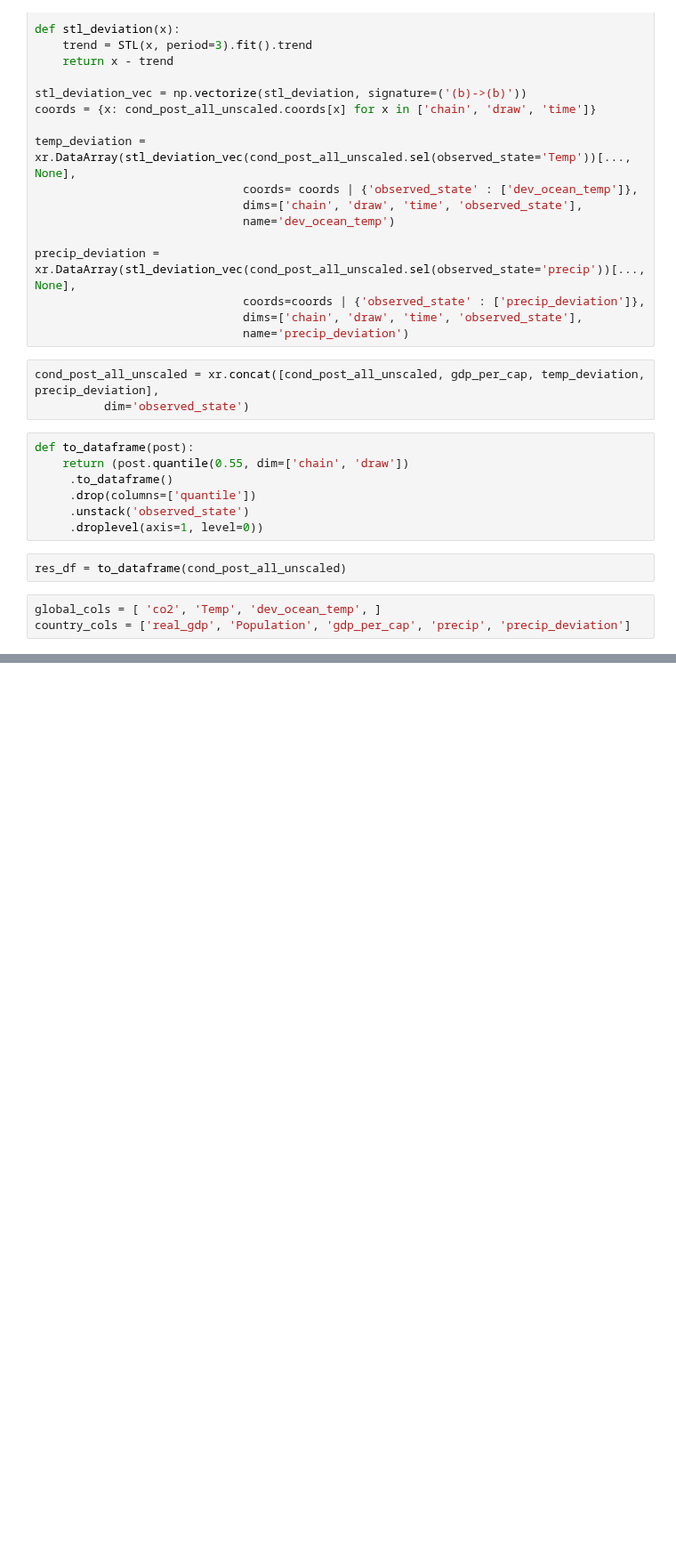
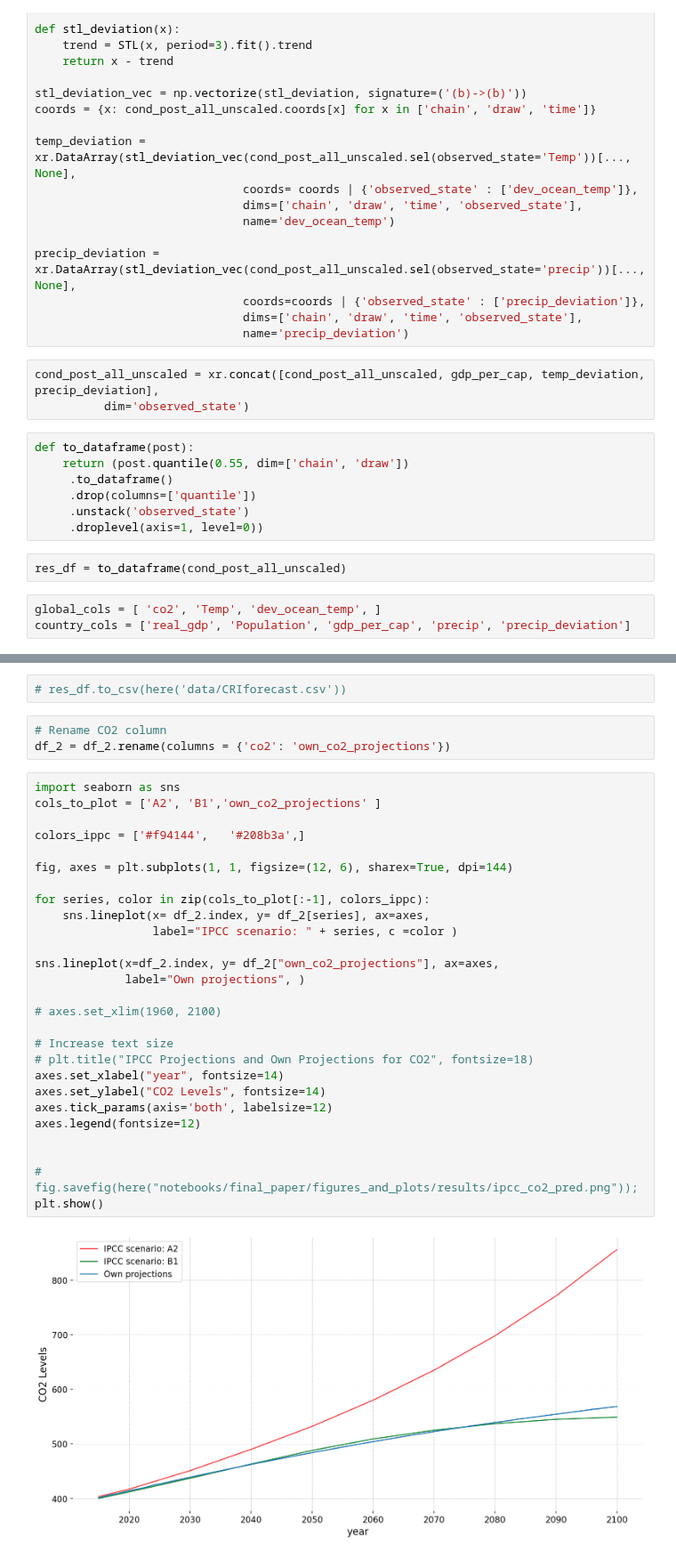
Before and after one commit to jessegrabowski/laos-climate-change, a Jupyter notebook: notebooks/final_paper/00a_time_series_forecasting_cr.ipynb, the cells around one changed output, grey strips where cells are left out. Shown at 89% size. Cells and saved outputs as stored; diff of their text form; blank space fills up the shorter version.

```diff
--- a/notebooks/final_paper/00a_time_series_forecasting_cr.ipynb
+++ b/notebooks/final_paper/00a_time_series_forecasting_cr.ipynb
@@ -494,0 +528,34 @@ res_df.to_csv(here('data/CRIforecast.csv'))
+# %%
+# res_df.to_csv(here('data/CRIforecast.csv'))
+# %%
+# Rename CO2 column
+df_2 = df_2.rename(columns = {'co2': 'own_co2_projections'})
+# %%
+import seaborn as sns
+cols_to_plot = ['A2', 'B1','own_co2_projections' ]
+
+colors_ippc = ['#f94144',   '#208b3a',]
+
+fig, axes = plt.subplots(1, 1, figsize=(12, 6), sharex=True, dpi=144)
+
+for series, color in zip(cols_to_plot[:-1], colors_ippc):
+    sns.lineplot(x= df_2.index, y= df_2[series], ax=axes,
+                 label="IPCC scenario: " + series, c =color )
+
+sns.lineplot(x=df_2.index, y= df_2["own_co2_projections"], ax=axes,
+             label="Own projections", )
+
+# axes.set_xlim(1960, 2100)
+
+# Increase text size
+# plt.title("IPCC Projections and Own Projections for CO2", fontsize=18)
+axes.set_xlabel("year", fontsize=14)
+axes.set_ylabel("CO2 Levels", fontsize=14)
+axes.tick_params(axis='both', labelsize=12)
+axes.legend(fontsize=12)
+
+
+# fig.savefig(here("notebooks/final_paper/figures_and_plots/results/ipcc_co2_pred.png"));
+plt.show()
+# %% [output]
+[figure, added]
```
Also changed, not shown: parts of 6 cells of this notebook, 3 other files.
